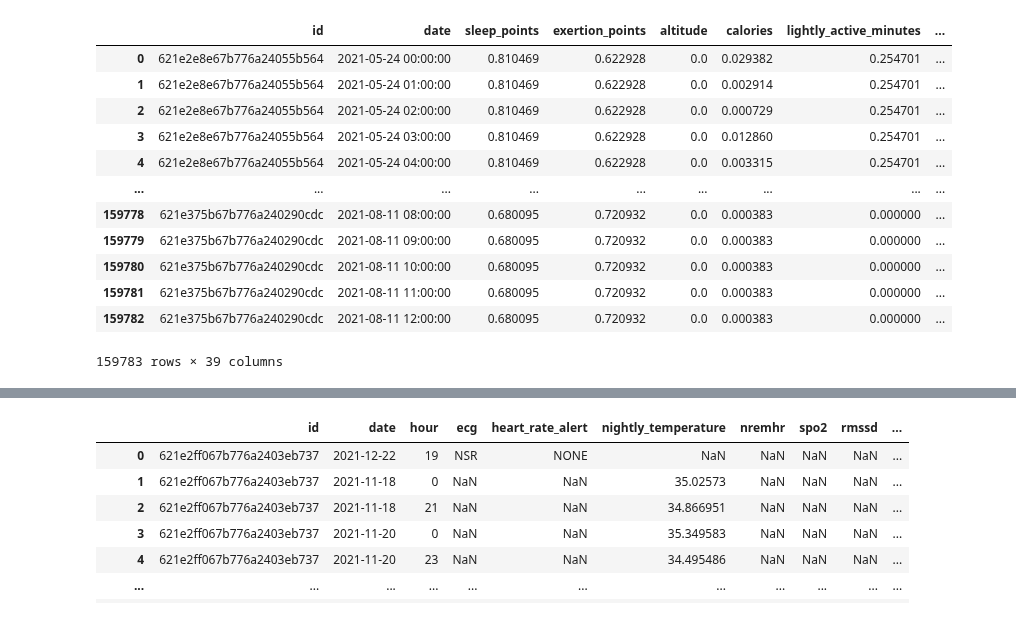
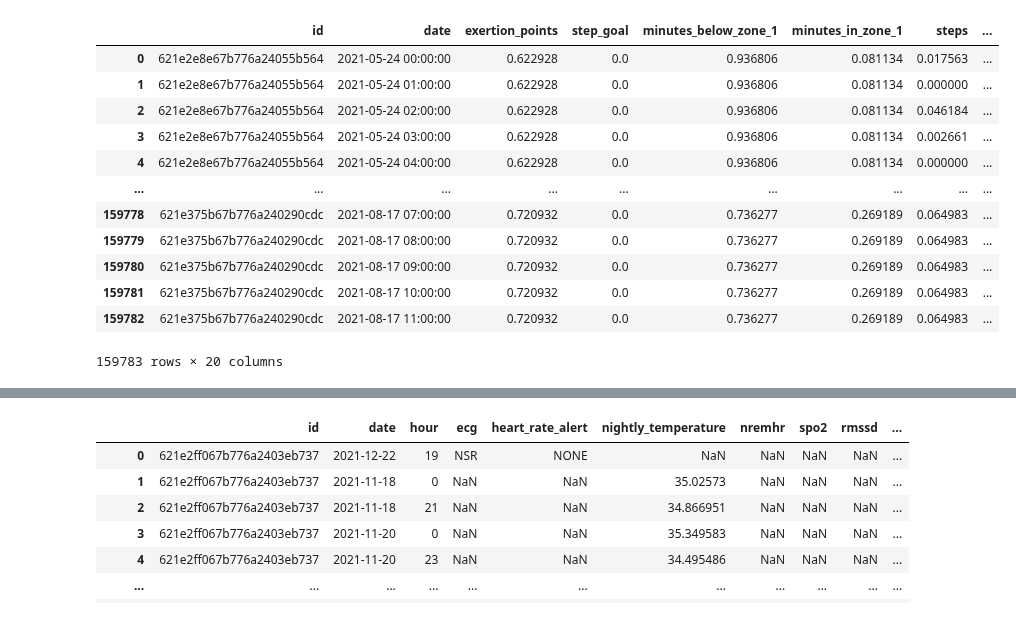
Before and after one commit to eparascho/LLMs-for-explanations, a Jupyter notebook: clustering/labeling_clusters.ipynb, the cells around one changed output, grey strips where cells are left out. Cells and saved outputs as stored; diff of their text form; code cells hidden in the pictures.

```diff
--- a/clustering/labeling_clusters.ipynb
+++ b/clustering/labeling_clusters.ipynb
@@ -10,22 +3,18 @@ column_names.append('cluster')  # cluster
 # %%
-# store hdbscan results with preprocessed training data
-hdbscan = pd.read_csv('../data/clustering_results/hdbscan_results.csv')
-hdbscan.drop(hdbscan.columns[0], axis=1, inplace=True)  # drop the first column
-hdbscan.columns = column_names  # rename columns
-hdbscan.rename(columns={'WORK/SCHOOL': 'WORK_SCHOOL'}, inplace=True)
-hdbscan.insert(1, 'date', dates)
-hdbscan
+# read clustering results
+kmeans = pd.read_csv('../data/clustering_results/kmeans_results_categories.csv')
+kmeans
 # %% [output]
-|  | id | date | sleep_points | exertion_points | altitude | calories | lightly_active_minutes | ... |
-| 0 | 621e2e8e67b776a24055b564 | 2021-05-24 00:00:00 | 0.810469 | 0.622928 | 0.0 | 0.029382 | 0.254701 | ... |
-| 1 | 621e2e8e67b776a24055b564 | 2021-05-24 01:00:00 | 0.810469 | 0.622928 | 0.0 | 0.002914 | 0.254701 | ... |
-| 2 | 621e2e8e67b776a24055b564 | 2021-05-24 02:00:00 | 0.810469 | 0.622928 | 0.0 | 0.000729 | 0.254701 | ... |
-| 3 | 621e2e8e67b776a24055b564 | 2021-05-24 03:00:00 | 0.810469 | 0.622928 | 0.0 | 0.012860 | 0.254701 | ... |
-| 4 | 621e2e8e67b776a24055b564 | 2021-05-24 04:00:00 | 0.810469 | 0.622928 | 0.0 | 0.003315 | 0.254701 | ... |
+|  | id | date | exertion_points | step_goal | minutes_below_zone_1 | minutes_in_zone_1 | steps | ... |
+| 0 | 621e2e8e67b776a24055b564 | 2021-05-24 00:00:00 | 0.622928 | 0.0 | 0.936806 | 0.081134 | 0.017563 | ... |
+| 1 | 621e2e8e67b776a24055b564 | 2021-05-24 01:00:00 | 0.622928 | 0.0 | 0.936806 | 0.081134 | 0.000000 | ... |
+| 2 | 621e2e8e67b776a24055b564 | 2021-05-24 02:00:00 | 0.622928 | 0.0 | 0.936806 | 0.081134 | 0.046184 | ... |
+| 3 | 621e2e8e67b776a24055b564 | 2021-05-24 03:00:00 | 0.622928 | 0.0 | 0.936806 | 0.081134 | 0.002661 | ... |
+| 4 | 621e2e8e67b776a24055b564 | 2021-05-24 04:00:00 | 0.622928 | 0.0 | 0.936806 | 0.081134 | 0.000000 | ... |
 | ... | ... | ... | ... | ... | ... | ... | ... | ... |
-| 159778 | 621e375b67b776a240290cdc | 2021-08-11 08:00:00 | 0.680095 | 0.720932 | 0.0 | 0.000383 | 0.000000 | ... |
-| 159779 | 621e375b67b776a240290cdc | 2021-08-11 09:00:00 | 0.680095 | 0.720932 | 0.0 | 0.000383 | 0.000000 | ... |
-| 159780 | 621e375b67b776a240290cdc | 2021-08-11 10:00:00 | 0.680095 | 0.720932 | 0.0 | 0.000383 | 0.000000 | ... |
-| 159781 | 621e375b67b776a240290cdc | 2021-08-11 11:00:00 | 0.680095 | 0.720932 | 0.0 | 0.000383 | 0.000000 | ... |
-| 159782 | 621e375b67b776a240290cdc | 2021-08-11 12:00:00 | 0.680095 | 0.720932 | 0.0 | 0.000383 | 0.000000 | ... |
+| 159778 | 621e375b67b776a240290cdc | 2021-08-17 07:00:00 | 0.720932 | 0.0 | 0.736277 | 0.269189 | 0.064983 | ... |
+| 159779 | 621e375b67b776a240290cdc | 2021-08-17 08:00:00 | 0.720932 | 0.0 | 0.736277 | 0.269189 | 0.064983 | ... |
+| 159780 | 621e375b67b776a240290cdc | 2021-08-17 09:00:00 | 0.720932 | 0.0 | 0.736277 | 0.269189 | 0.064983 | ... |
+| 159781 | 621e375b67b776a240290cdc | 2021-08-17 10:00:00 | 0.720932 | 0.0 | 0.736277 | 0.269189 | 0.064983 | ... |
+| 159782 | 621e375b67b776a240290cdc | 2021-08-17 11:00:00 | 0.720932 | 0.0 | 0.736277 | 0.269189 | 0.064983 | ... |
-159783 rows × 39 columns
+159783 rows × 20 columns
```
Also changed, not shown: parts of 6 cells of this notebook, 5 other files.
